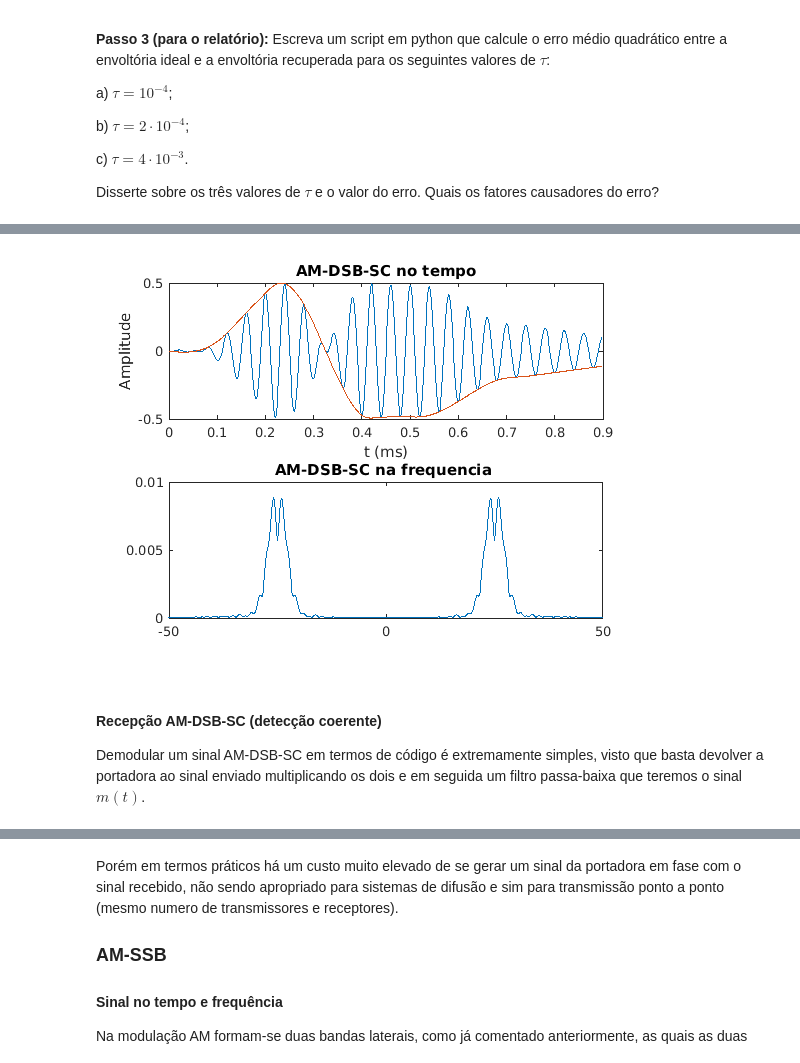
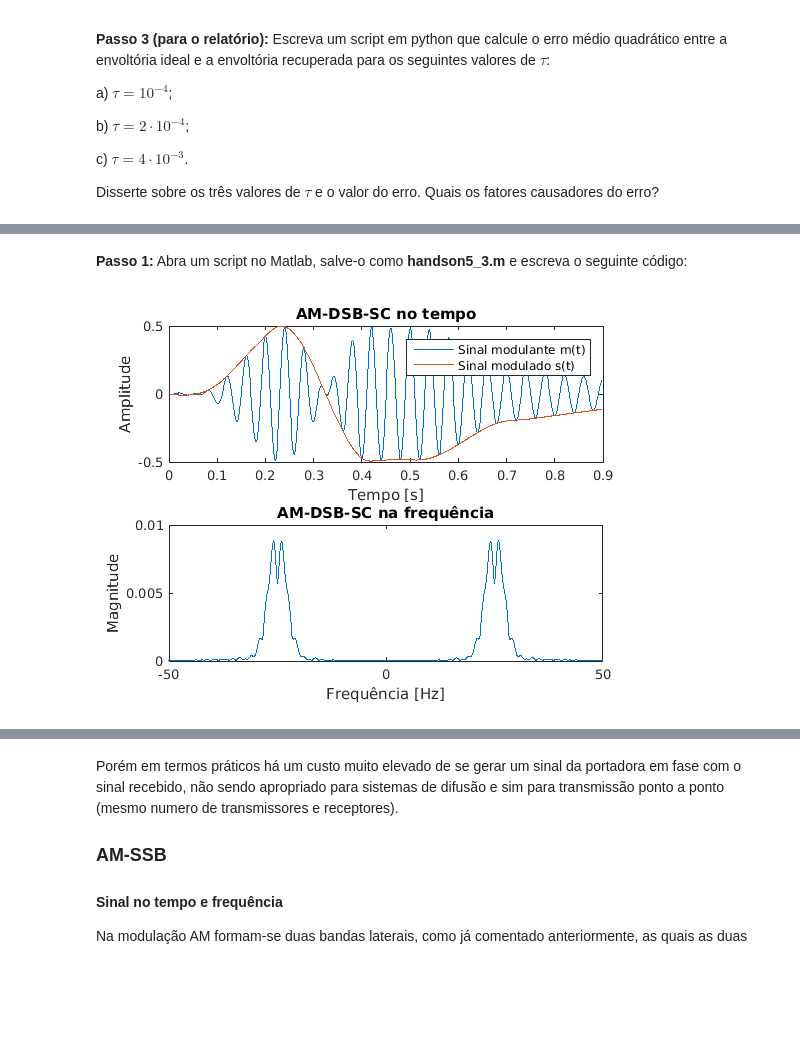
Before and after one commit to josemcast/DCO2004_LabPSC, a Jupyter notebook: h05.ipynb, the cells around one changed output, grey strips where cells are left out. Saved outputs shown, nothing was run; the diff lists cells and outputs as text; code cells hidden in the pictures; blank space fills up the shorter version.

```diff
--- a/h05.ipynb
+++ b/h05.ipynb
@@ -397,29 +437,31 @@ Esse experimento tem como objetivo mostrar o sinal no tempo e frequência de uma
+# %% [markdown]
+**Passo 1:** Abra um script no Matlab, salve-o como **handson5_3.m** e escreva o seguinte código:
 # %%
 clc; clear all; close all;
-%% Parâmetros do sinal mensagem e portadora
-load('handsOn6_matlab_codes/am_demo1.mat')
-ts=t(2)-t(1);                       % Calcula o período de amostragem T=t(i)-t(i-1)
-fs=1/ts;                            % Frequência de amostragem
-s= carrier.*msg;                    % Sinal AM-DSB-SC (portadora com amplitude 1)
-%% Cálculo da FFT
-lfft=length(s)*10;                  % Comprimento da fft (Arbitrário)
-freq=(-fs/2:fs/lfft:fs/2-fs/lfft);  % Definindo o eixo da frequencia para a DSB no domínio da frequência
-Mfft=fft(s,lfft)/lfft;              % Calcula a FFT
-M_sig=fftshift(Mfft);               % Posiciona a FFT
-%% Plotting
-% Plotando a AM-DSB-SC e a mensagem na frequencia
-subplot(2,1,1)
-plot (t,s,t,msg)
-title('AM-DSB-SC no tempo')
+load('./MATERIAL/HD_05/signal.mat')        % Abre o sinal a ser modulado
+fs=1/Ts;                                   % Frequência de amostragem
+Ac = 1;                                    % Amplitude da portadora
+fc = 25;                                   % Frequência da portadora
+c = Ac*cos(2*pi*fc*t);                     % Sinal portadora
+s= c.*msg;                                 % Sinal AM-DSB-SC
+%% Espectro do sinal
+lfft=length(s)*10;                         % Comprimento da fft (Arbitrário)
+freq=(-fs/2:fs/lfft:fs/2-fs/lfft);         % Eixo de frequência
+Mfft=fft(s,lfft)/lfft;                     % Calcula a FFT
+M_sig=fftshift(Mfft);                      % Posiciona a FFT no centro
+% Gráfico do AM-DSB-SC e a mensagem no tempo
+subplot(2,1,1);
+plot (t,s,t,msg);
+legend('Sinal modulante m(t)','Sinal modulado s(t)');
+title('AM-DSB-SC no tempo');
 ylabel('Amplitude');
-xlabel('t (ms)');
-% Plotando a AM-DSB-SC e a mensagem na frequencia
-subplot(2,1,2)
-plot (freq ,abs(M_sig))
-title('AM-DSB-SC na frequencia ')
-axis([-50 50 0 0.01])
+xlabel('Tempo [s]');
+% Gráfico AM-DSB-SC e a mensagem na frequência
+subplot(2,1,2);
+plot (freq ,abs(M_sig));
+title('AM-DSB-SC na frequência');
+ylabel('Magnitude');
+xlabel('Frequência [Hz]');
+axis([-50 50 0 0.01]);
 # %% [output]
-[figure, old version]
+[figure, new version]
-# %% [markdown]
-#### Recepção AM-DSB-SC (detecção coerente)
-Demodular um sinal AM-DSB-SC em termos de código é extremamente simples, visto que basta devolver a portadora ao sinal enviado multiplicando os dois e em seguida um filtro passa-baixa que teremos o sinal $m(t)$.
```
Also changed, not shown: parts of 18 cells of this notebook, 3 other files.
